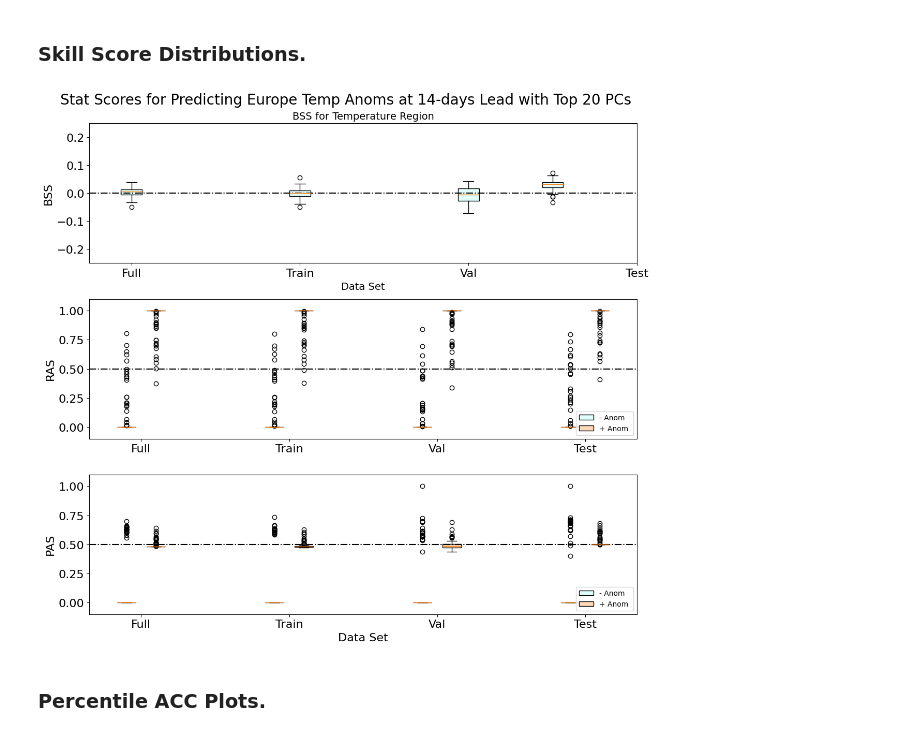
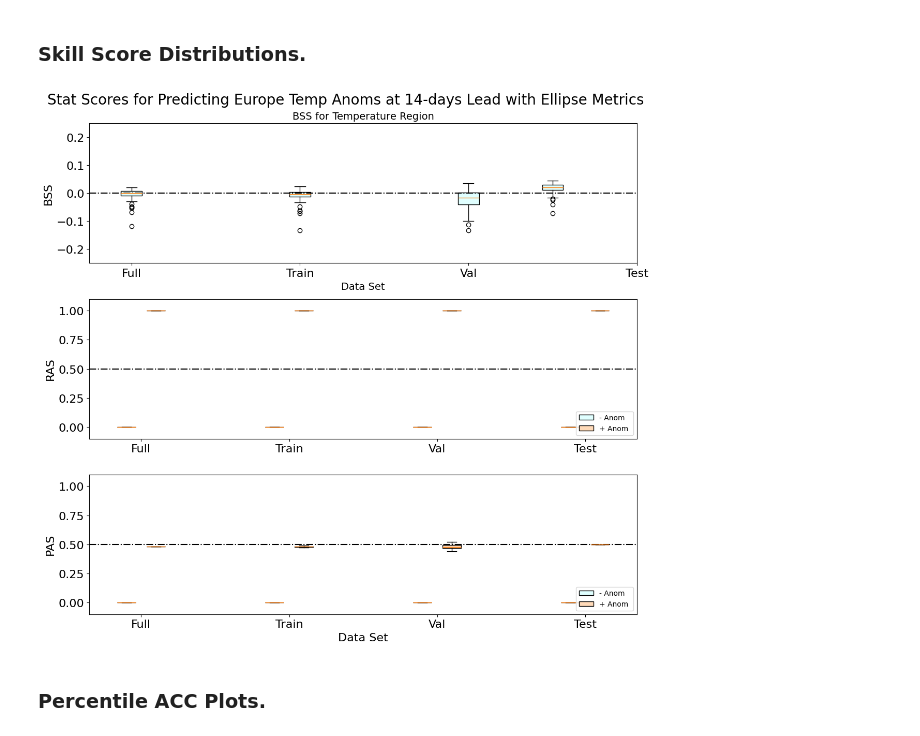
Before and after one commit to emf98/LessonsLearned, a Jupyter notebook: ellipse_lstm/LSTM14_SS_ellipsemetrics.ipynb, the cells around one changed output. Cells and saved outputs as stored; diff of their text form; code cells hidden in the pictures.

```diff
--- a/ellipse_lstm/LSTM14_SS_ellipsemetrics.ipynb
+++ b/ellipse_lstm/LSTM14_SS_ellipsemetrics.ipynb
@@ -373,25 +373,26 @@ shuffle = True
 verbose = 0 #0 returns no apoch info, 2 does
 # %%
 #DEFINITION OF MODEL ITSELF
-def basic_LSTM(ntimestep, nfeature, n1, n2, n3, rl1, rl3, lr):
+def basic_LSTM(ntimestep, nfeature, n1, n2, n3, rl1, rl2, rl3, lr):
     input_tensor = Input(shape=(ntimestep, nfeature))
 
     layer1 = layers.RNN(
         layers.LSTMCell(n1, activation='tanh', use_bias=True,
                           kernel_initializer='glorot_uniform',
                           kernel_regularizer=keras.regularizers.l2(l2= rl1)),
-        return_sequences=False)(input_tensor)
+        return_sequences=True)(input_tensor)
     #layer1, alfa = AttentionWithContext()(layer1)
     #layer1 = Addition()(layer1)
 
     layer2 = layers.RNN(
-        #layers.LSTMCell(n2, activation='tanh', use_bias=True,
-                          #kernel_initializer='glorot_uniform',
-                          #kernel_regularizer=keras.regularizers.l2(l2= rl1)))(layer1)
+        layers.LSTMCell(n2, activation='tanh', use_bias=True,
+                          kernel_initializer='glorot_uniform',
+                          kernel_regularizer=keras.regularizers.l2(l2= rl2)),
+        return_sequences=False)(layer1)
 
     layer3 = layers.Dense(n3, activation='relu',use_bias=True,
                           kernel_initializer='he_normal',bias_initializer='he_normal',
-                          kernel_regularizer=keras.regularizers.l2(l2=rl3))(layer1)
+                          kernel_regularizer=keras.regularizers.l2(l2=rl3))(layer2)
 
     output_tensor = layers.Dense(2, activation='softmax',)(layer3)
 
@@ -920,7 +921,7 @@ labels = ['- Anom', '+ Anom '] #labels of quantiles
 
 ##begin to go plot by plot ...
 #each plot has a separate plot function for each lead time. In these, the plots get each quantile plotted.
-plt.suptitle("Stat Scores for Predicting Europe Temp Anoms at 14-days Lead with Top 20 PCs",fontsize = 20)
+plt.suptitle("Stat Scores for Predicting Europe Temp Anoms at 14-days Lead with Ellipse Metrics",fontsize = 20)
 
 a1_0 = ax1.boxplot(BSS_all[:], positions= [2], widths=w, patch_artist=True)
 a1_5 = ax1.boxplot(BSS_train[:], positions=[4], widths=w, patch_artist=True)
@@ -961,34 +962,34 @@ ax2.set_ylabel('RAS',fontsize = font)
 #ax2.set_xlabel('Data Set',fontsize = 14)
 #ax2.set_ylabel('Brier Skill Score')
 ax2.legend(loc = 'lower right', fontsize = 10)
 ax2.set_aspect('auto') ;
 
 a3_0 = ax3.boxplot([Prec_all[:,0],Prec_all[:,1]], positions= [1.8,2.2], widths=w, patch_artist=True)
 a3_5 = ax3.boxplot([Prec_train[:,0],Prec_train[:,1]], positions=[3.8,4.2], widths=w, patch_artist=True)
 a3_10 = ax3.boxplot([Prec_val[:,0],Prec_val[:,1]], positions=[5.8,6.2], widths=w, patch_artist=True)
 a3_14 = ax3.boxplot([Prec_test[:,0],Prec_test[:,1]], positions=[7.8,8.2], widths=w, patch_artist=True)
 ax3.axhline(0.5, c='k', ls ='-.')
 ax3.set_xticks(ind, ticks)
 for bplot in (a3_0, a3_5, a3_10, a3_14):
     for patch, color in zip(bplot['boxes'], colors):
         patch.set_facecolor(color)
 for patch, label in zip(a3_0['boxes'], labels):
     patch.set_label(label)
 #ax3.set_title('RAS Well')
 #ax3.set_title('PAS for Temperature Region',fontsize = 14)
 ax3.set_ylim(-0.1,1.1)
 ax3.set_ylabel('PAS',fontsize = font)
 ax3.set_xlabel('Data Set',fontsize = font)
 #ax3.set_ylabel('Recall Accuracy Score',fontsize = 14)
 ax3.tick_params(axis='both', which='major', labelsize= font)
 ax3.legend(loc = 'lower right', fontsize = 10)
 ax3.set_aspect('auto') ;
 
 plt.tight_layout()
 #plt.show()
 plt.savefig("EUR_StatScore_14.png", bbox_inches='tight',dpi =150)
 # %% [output]
-[figure, old version]
+[figure, new version]
 # %% [markdown]
 ### Percentile ACC Plots.
 # %%
```
Also changed, not shown: parts of 10 cells of this notebook.
